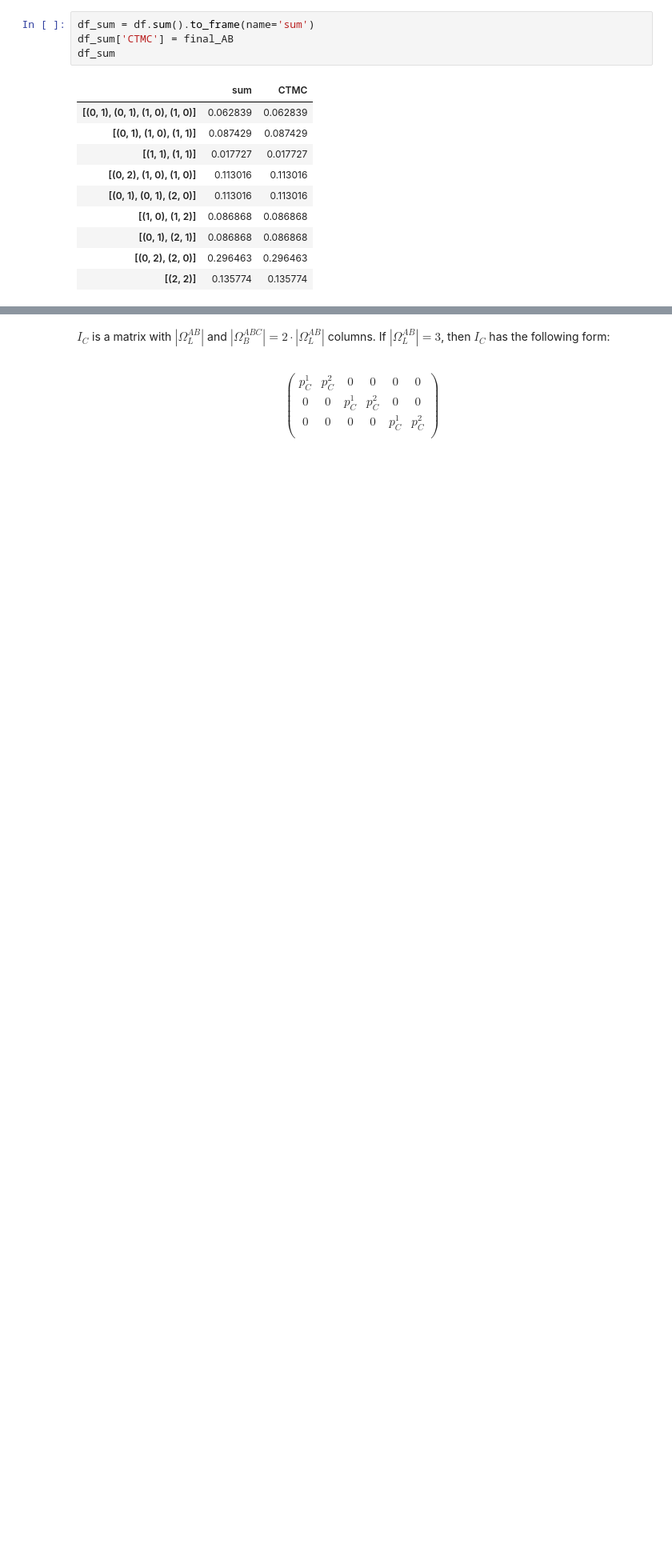
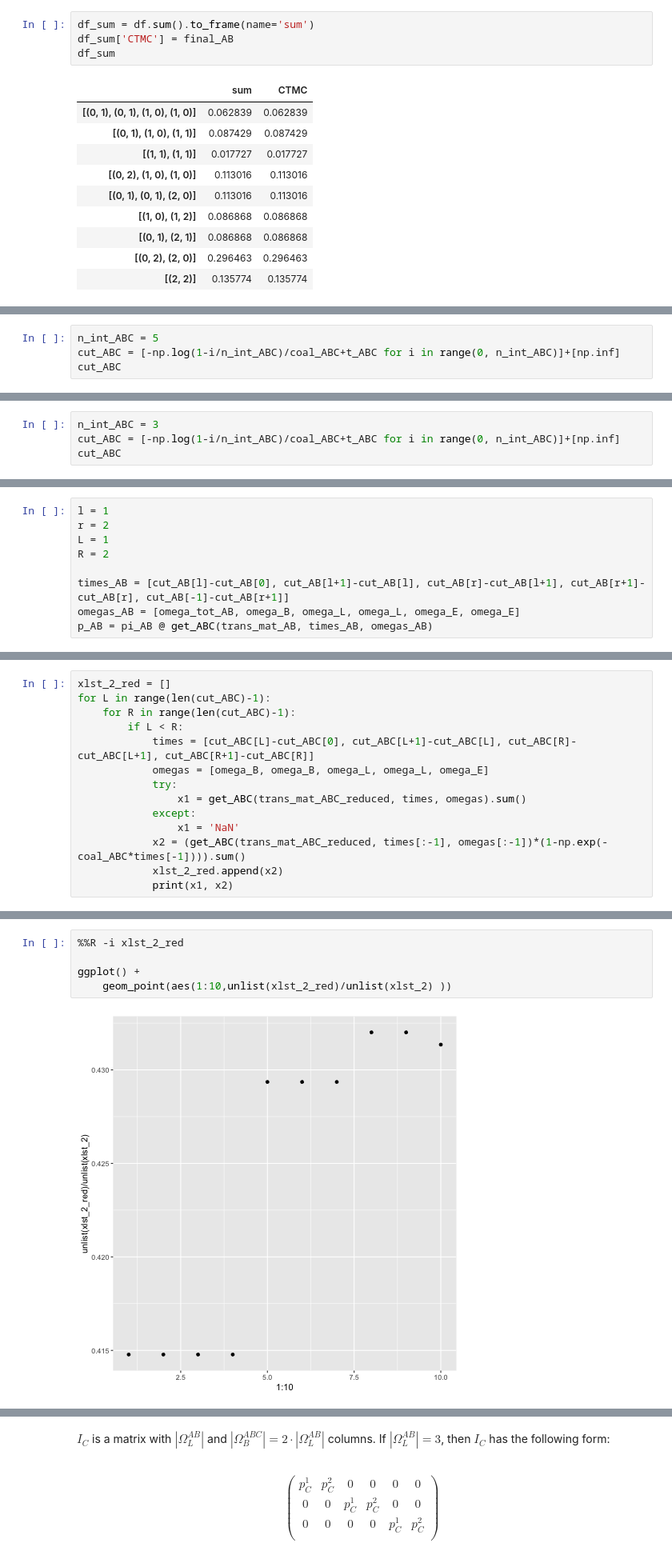
Before and after one commit to rivasiker/phasetype, a Jupyter notebook: scripts/04_ILS/ILS_3.ipynb, the cells around one changed output, grey strips where cells are left out. Shown at 80% size. Cells and saved outputs as stored; diff of their text form; blank space fills up the shorter version.

```diff
--- a/scripts/04_ILS/ILS_3.ipynb
+++ b/scripts/04_ILS/ILS_3.ipynb
@@ -863,0 +995,4 @@ df_sum
+# %%
+n_int_ABC = 5
+cut_ABC = [-np.log(1-i/n_int_ABC)/coal_ABC+t_ABC for i in range(0, n_int_ABC)]+[np.inf]
+cut_ABC
@@ -863,0 +1039,4 @@ df_sum
+# %%
+n_int_ABC = 3
+cut_ABC = [-np.log(1-i/n_int_ABC)/coal_ABC+t_ABC for i in range(0, n_int_ABC)]+[np.inf]
+cut_ABC
@@ -863,0 +1062,9 @@ df_sum
+# %%
+l = 1
+r = 2
+L = 1
+R = 2
+
+times_AB = [cut_AB[l]-cut_AB[0], cut_AB[l+1]-cut_AB[l], cut_AB[r]-cut_AB[l+1], cut_AB[r+1]-cut_AB[r], cut_AB[-1]-cut_AB[r+1]]
+omegas_AB = [omega_tot_AB, omega_B, omega_L, omega_L, omega_E, omega_E]
+p_AB = pi_AB @ get_ABC(trans_mat_AB, times_AB, omegas_AB)
@@ -863,0 +1126,14 @@ df_sum
+# %%
+xlst_2_red = []
+for L in range(len(cut_ABC)-1):
+    for R in range(len(cut_ABC)-1):
+        if L < R:
+            times = [cut_ABC[L]-cut_ABC[0], cut_ABC[L+1]-cut_ABC[L], cut_ABC[R]-cut_ABC[L+1], cut_ABC[R+1]-cut_ABC[R]]
+            omegas = [omega_B, omega_B, omega_L, omega_L, omega_E]
+            try:
+                x1 = get_ABC(trans_mat_ABC_reduced, times, omegas).sum()
+            except:
+                x1 = 'NaN'
+            x2 = (get_ABC(trans_mat_ABC_reduced, times[:-1], omegas[:-1])*(1-np.exp(-coal_ABC*times[-1]))).sum()
+            xlst_2_red.append(x2)
+            print(x1, x2)
@@ -864,3 +1190,10 @@ df_sum
+# %%
+%%R -i xlst_2_red
+
+ggplot() +
+    geom_point(aes(1:10,unlist(xlst_2_red)/unlist(xlst_2) ))
+# %% [output]
+[figure, added]
 # %% [markdown]
 The different elements are as follows:
 * All $\Omega$ refer to sets of states:
```
Also changed, not shown: parts of 33 cells of this notebook, 3 other files.
